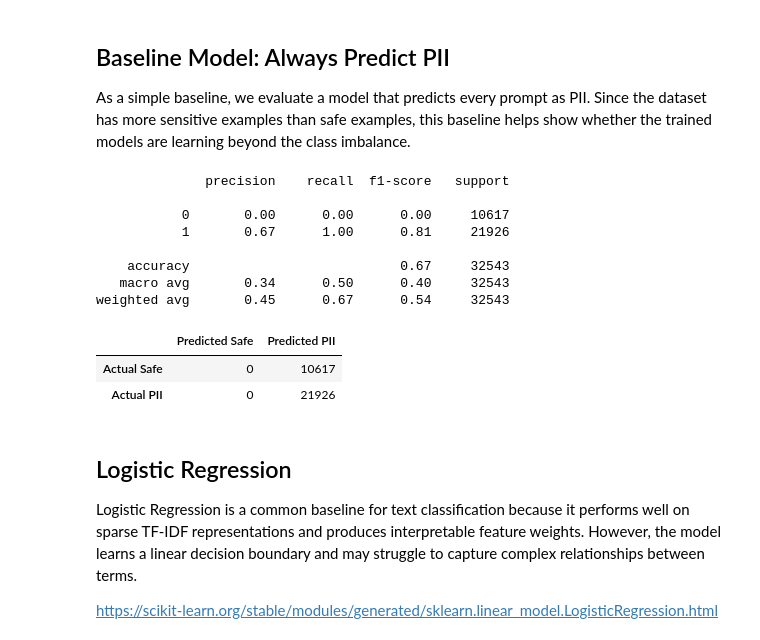
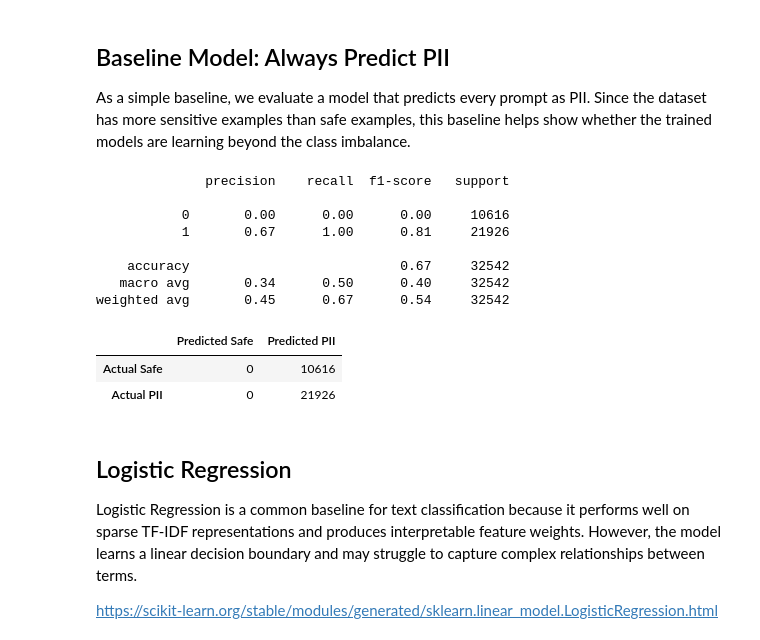
Before and after one commit to Cyber-207/cyber207_specialized_PII_detection_comparison, a Jupyter notebook: notebooks/classical_ml/classical_models.ipynb, the cells around one changed output. Drawn from its saved outputs; the diff is of its cells as text; code cells hidden in the pictures.

```diff
--- a/notebooks/classical_ml/classical_models.ipynb
+++ b/notebooks/classical_ml/classical_models.ipynb
@@ -50,24 +50,24 @@ print(test_features.shape)
 As a simple baseline, we evaluate a model that predicts every prompt as PII. Since the dataset has more sensitive examples than safe examples, this baseline helps show whether the trained models are learning beyond the class imbalance.
 # %%
 # create array of 1s to serve as the baseline
-baseline_predictions = np.ones(len(test_labels), dtype=int)
+baseline_predictions = np.ones(len(val_labels), dtype=int)
 # zero_division set to 0 to hide warning due to zero examples being predicted as safe
-print(classification_report(test_labels, baseline_predictions, zero_division=0))
+print(classification_report(val_labels, baseline_predictions, zero_division=0))
 
-cm = confusion_matrix(test_labels, baseline_predictions)
+cm = confusion_matrix(val_labels, baseline_predictions)
 
 pd.DataFrame(cm, index=["Actual Safe", "Actual PII"], columns=["Predicted Safe", "Predicted PII"])
 # %% [output]
               precision    recall  f1-score   support
 
-           0       0.00      0.00      0.00     10617
+           0       0.00      0.00      0.00     10616
            1       0.67      1.00      0.81     21926
 
-    accuracy                           0.67     32543
-   macro avg       0.34      0.50      0.40     32543
-weighted avg       0.45      0.67      0.54     32543
+    accuracy                           0.67     32542
+   macro avg       0.34      0.50      0.40     32542
+weighted avg       0.45      0.67      0.54     32542
 |  | Predicted Safe | Predicted PII |
-| Actual Safe | 0 | 10617 |
+| Actual Safe | 0 | 10616 |
 | Actual PII | 0 | 21926 |
 # %% [markdown]
 ## Logistic Regression
```
Also changed, not shown: parts of 12 cells of this notebook.
